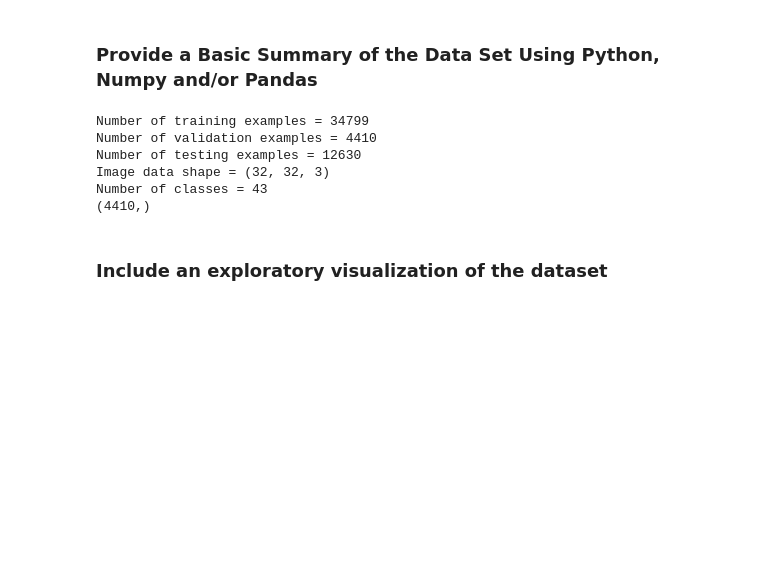
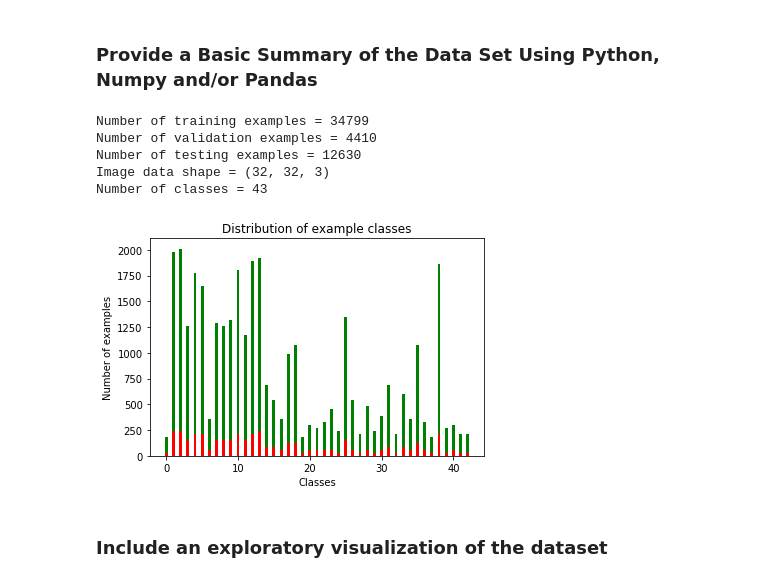
Before and after one commit to pkorivi/traffic_sign_classifier_project, a Jupyter notebook: Traffic_Sign_Classifier.ipynb, the cells around one changed output. Saved outputs shown, nothing was run; the diff lists cells and outputs as text; code cells hidden in the pictures; blank space fills up the shorter version.

```diff
--- a/Traffic_Sign_Classifier.ipynb
+++ b/Traffic_Sign_Classifier.ipynb
@@ -65,35 +58,47 @@ Complete the basic data summary below. Use python, numpy and/or pandas methods t
 # %%
 ### Replace each question mark with the appropriate value.
 ### Use python, pandas or numpy methods rather than hard coding the results
+
+import matplotlib.pyplot as plt
 
 # TODO: Number of training examples
 n_train = len(X_train)
 
 # TODO: Number of validation examples
 n_validation = len(X_valid)
 
 # TODO: Number of testing examples.
 n_test = len(X_test)
 
 # TODO: What's the shape of an traffic sign image?
 image_shape = X_train[0].shape
 
 # TODO: How many unique classes/labels there are in the dataset.
-n_classes = 43
+
+classes, distribution = np.unique(y_train,return_counts = True)
+n_classes = len(classes)
+classes_v, distribution_v = np.unique(y_valid,return_counts = True)
 
 print("Number of training examples =", n_train)
 print("Number of validation examples =", n_validation)
 print("Number of testing examples =", n_test)
 print("Image data shape =", image_shape)
 print("Number of classes =", n_classes)
-print(y_valid.shape)
+
+fig, ax = plt.subplots()
+rects1 = ax.bar(classes, distribution, width=0.4, color='g')
+rects1 = ax.bar(classes_v, distribution_v, width=0.4, color='r')
+ax.set_title('Distribution of example classes')
+ax.set_xlabel('Classes')
+ax.set_ylabel('Number of examples')
+plt.show(rects1)
 # %% [output]
 Number of training examples = 34799
 Number of validation examples = 4410
 Number of testing examples = 12630
 Image data shape = (32, 32, 3)
 Number of classes = 43
-(4410,)
+[figure, added]
 # %% [markdown]
 ### Include an exploratory visualization of the dataset
 # %% [markdown]
```
Also changed, not shown: parts of 8 cells of this notebook, 3 other files.
